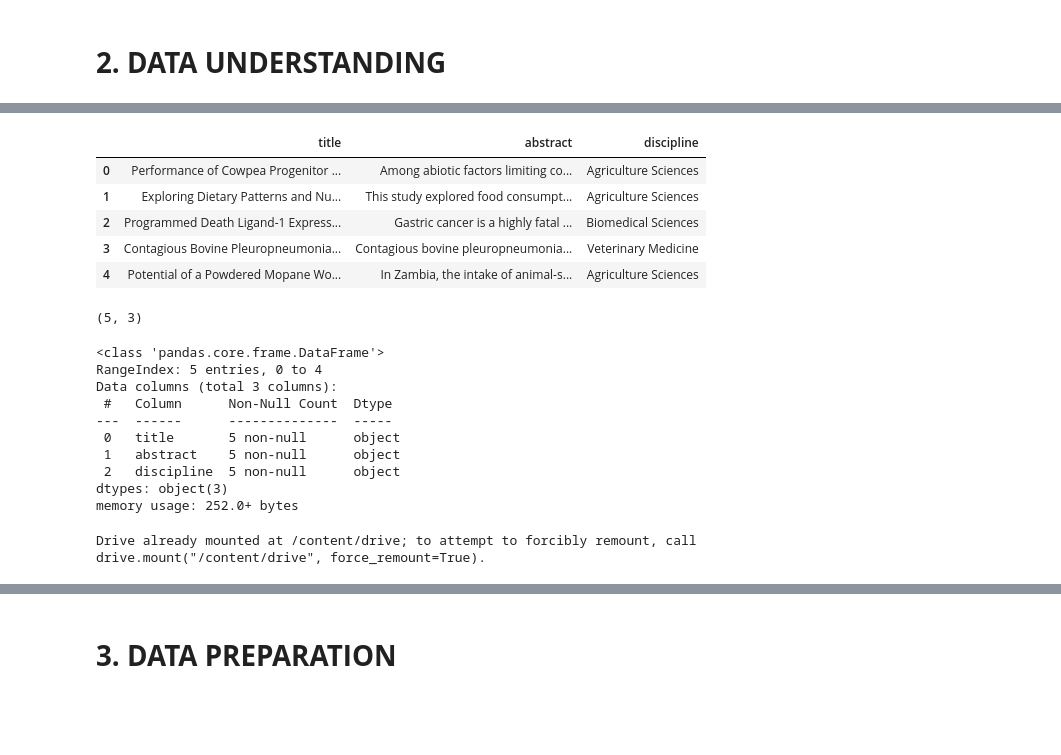
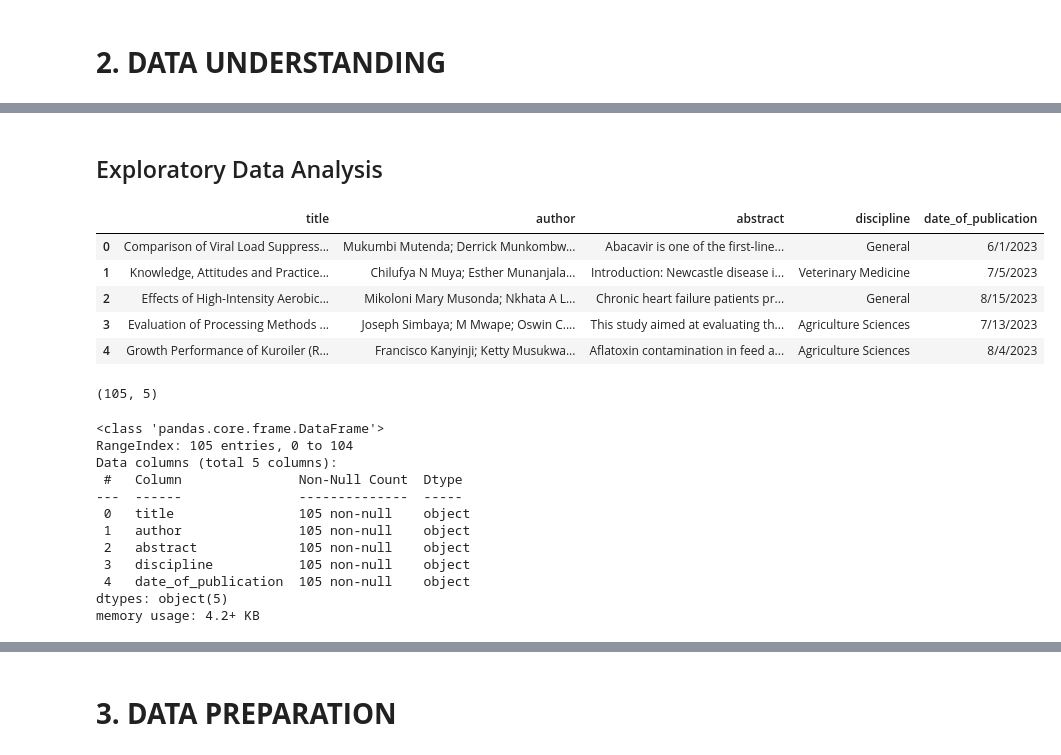
Before and after one commit to chimuka-e-sakala/code-unza25-csc4792-project_team_3-repository-for-Project-Team-3, a Jupyter notebook: code_unza25_csc4792_project_team_3_notebook_ipynb_for_Project_Team_3.ipynb, the cells around one changed output, grey strips where cells are left out. Cells and saved outputs as stored; diff of their text form; code cells hidden in the pictures; blank space fills up the shorter version.

```diff
--- a/code_unza25_csc4792_project_team_3_notebook_ipynb_for_Project_Team_3.ipynb
+++ b/code_unza25_csc4792_project_team_3_notebook_ipynb_for_Project_Team_3.ipynb
@@ -118,31 +146,30 @@ df = pd.read_csv('/content/drive/MyDrive/Colab Project/jabs.csv')
+# %% [markdown]
+## Exploratory Data Analysis
 # %%
-df.head()
+var_working_df.head()
 # %% [output]
-|  | title | abstract | discipline |
-| 0 | Performance of Cowpea Progenitor ... | Among abiotic factors limiting co... | Agriculture Sciences |
-| 1 | Exploring Dietary Patterns and Nu... | This study explored food consumpt... | Agriculture Sciences |
-| 2 | Programmed Death Ligand-1 Express... | Gastric cancer is a highly fatal ... | Biomedical Sciences |
-| 3 | Contagious Bovine Pleuropneumonia... | Contagious bovine pleuropneumonia... | Veterinary Medicine |
-| 4 | Potential of a Powdered Mopane Wo... | In Zambia, the intake of animal-s... | Agriculture Sciences |
+|  | title | author | abstract | discipline | date_of_publication |
+| 0 | Comparison of Viral Load Suppress... | Mukumbi Mutenda; Derrick Munkombw... | Abacavir is one of the first-line... | General | 6/1/2023 |
+| 1 | Knowledge, Attitudes and Practice... | Chilufya N Muya; Esther Munanjala... | Introduction: Newcastle disease i... | Veterinary Medicine | 7/5/2023 |
+| 2 | Effects of High-Intensity Aerobic... | Mikoloni Mary Musonda; Nkhata A L... | Chronic heart failure patients pr... | General | 8/15/2023 |
+| 3 | Evaluation of Processing Methods ... | Joseph Simbaya; M Mwape; Oswin C.... | This study aimed at evaluating th... | Agriculture Sciences | 7/13/2023 |
+| 4 | Growth Performance of Kuroiler (R... | Francisco Kanyinji; Ketty Musukwa... | Aflatoxin contamination in feed a... | Agriculture Sciences | 8/4/2023 |
 # %%
-df.shape
+var_working_df.shape
 # %% [output]
-(5, 3)
+(105, 5)
 # %%
-df.info()
+var_working_df.info()
 # %% [output]
 <class 'pandas.core.frame.DataFrame'>
-RangeIndex: 5 entries, 0 to 4
-Data columns (total 3 columns):
- #   Column      Non-Null Count  Dtype
----  ------      --------------  -----
- 0   title       5 non-null      object
- 1   abstract    5 non-null      object
- 2   discipline  5 non-null      object
-dtypes: object(3)
-memory usage: 252.0+ bytes
+RangeIndex: 105 entries, 0 to 104
+Data columns (total 5 columns):
+ #   Column               Non-Null Count  Dtype
+---  ------               --------------  -----
+ 0   title                105 non-null    object
+ 1   author               105 non-null    object
+ 2   abstract             105 non-null    object
+ 3   discipline           105 non-null    object
+ 4   date_of_publication  105 non-null    object
+dtypes: object(5)
+memory usage: 4.2+ KB
-# %%
-from google.colab import drive
-drive.mount('/content/drive')
-# %% [output]
-Drive already mounted at /content/drive; to attempt to forcibly remount, call drive.mount("/content/drive", force_remount=True).
```
Also changed, not shown: parts of 23 cells of this notebook.
